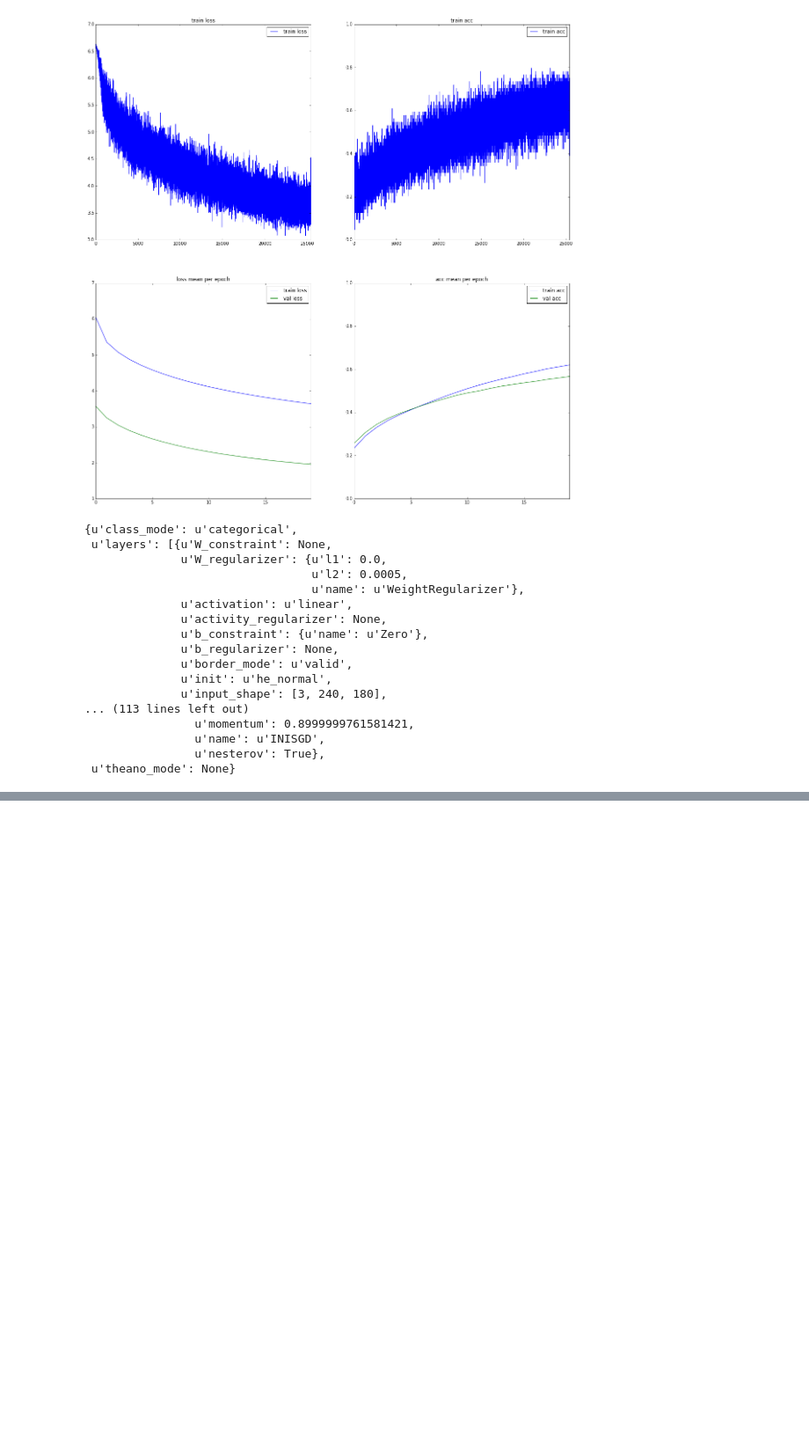
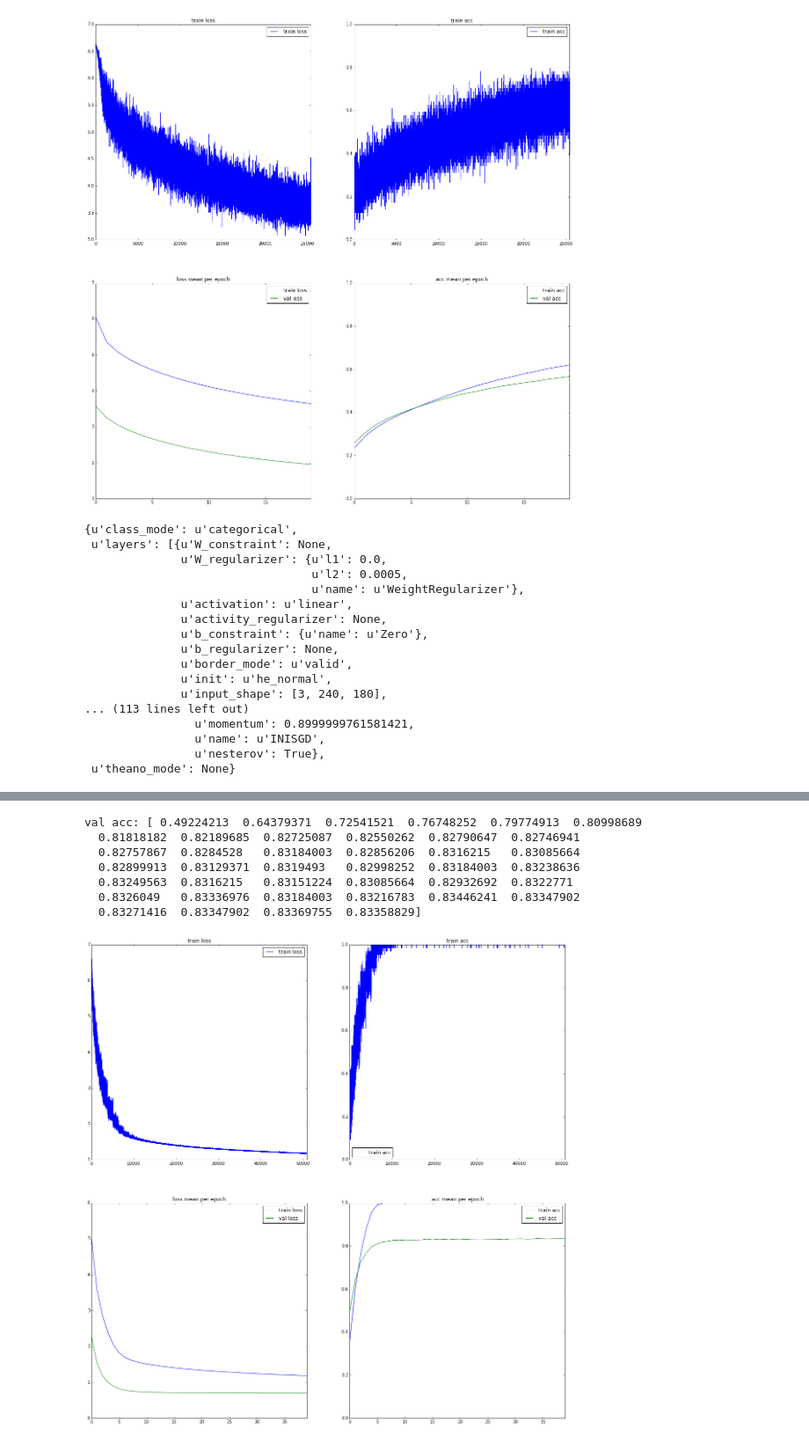
Before and after one commit to marcuniq/ini_caltech101, a Jupyter notebook: iPython Notebooks/Results visualization - every step.ipynb, the cells around one changed output, grey strips where cells are left out. Shown at 88% size. Saved outputs shown, nothing was run; the diff lists cells and outputs as text; code cells hidden in the pictures; blank space fills up the shorter version.

```diff
--- a/iPython Notebooks/Results visualization - every step.ipynb
+++ b/iPython Notebooks/Results visualization - every step.ipynb
@@ -585,0 +604,16 @@ show_arch(pp + 'results/2015-12-10_20.31.58_bn_lr-0.001_e20_img-gen_architecture
+# %%
+# batch normalization mode 1 modified, data normalization
+# 40 epochs, batch size 64,  1200 - 1500s per epoch
+# 81378 train samples, 9104 validation samples, 10102 test samples -> train/test split loaded from disk
+# lr=0.005
+
+data = plot(pp + 'results/2015-12-11_21.33.54_bn_lr-0.005_e40_img-gen_history.json')
+# %% [output]
+val acc: [ 0.49224213  0.64379371  0.72541521  0.76748252  0.79774913  0.80998689
+  0.81818182  0.82189685  0.82725087  0.82550262  0.82790647  0.82746941
+  0.82757867  0.8284528   0.83184003  0.82856206  0.8316215   0.83085664
+  0.82899913  0.83129371  0.8319493   0.82998252  0.83184003  0.83238636
+  0.83249563  0.8316215   0.83151224  0.83085664  0.82932692  0.8322771
+  0.8326049   0.83336976  0.83184003  0.83216783  0.83446241  0.83347902
+  0.83271416  0.83347902  0.83369755  0.83358829]
+[figure, added]
```
Also changed, not shown: parts of 2 cells of this notebook, 5 other files.
